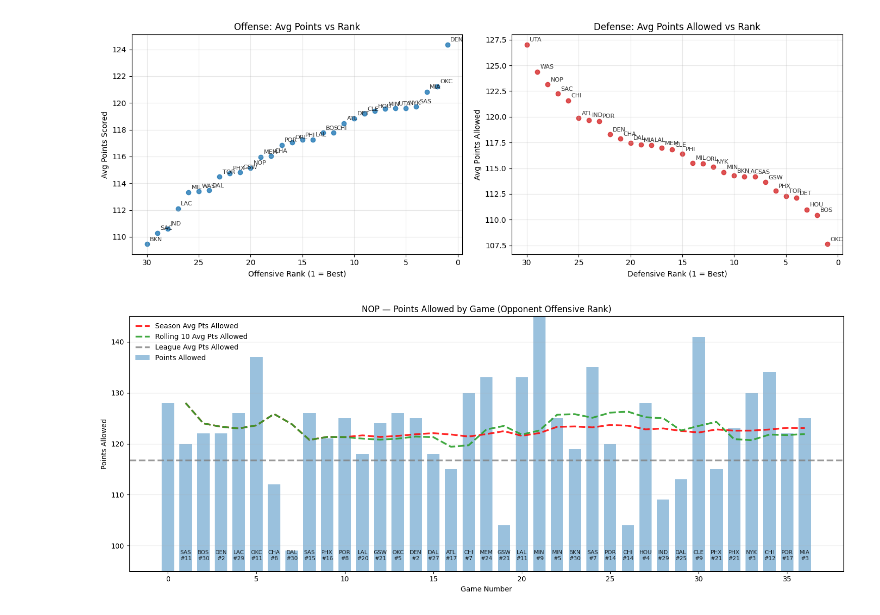
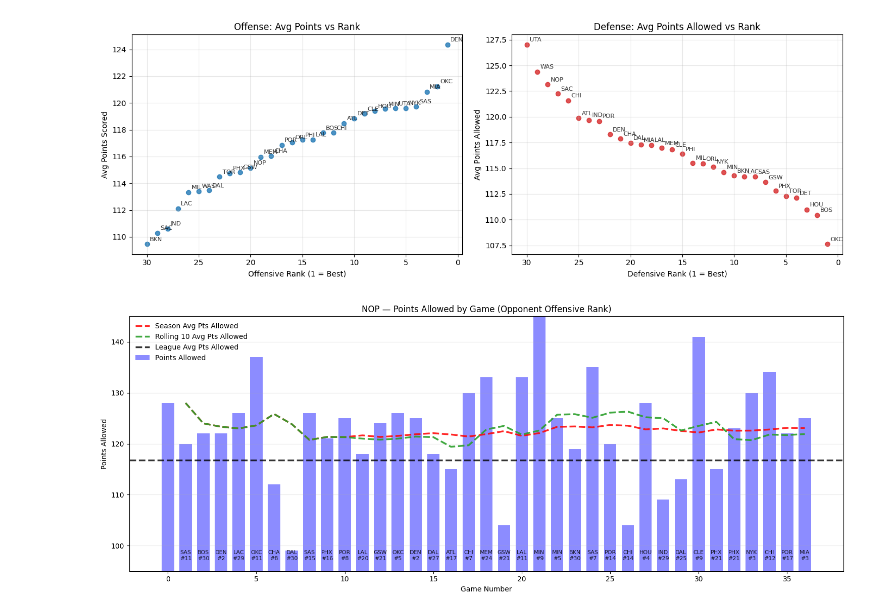
Before and after one commit to sibhisakthivel/nba-game-dashboard-automation, a Jupyter notebook: design.ipynb, the cells around one changed output. Drawn from its saved outputs; the diff is of its cells as text; code cells hidden in the pictures.

```diff
--- a/design.ipynb
+++ b/design.ipynb
@@ -1085,10 +1085,6 @@ plt.show()
 # %% [output]
 [figure]
 # %%
-import matplotlib.pyplot as plt
-import pandas as pd
-import numpy as np
-
 # =========================================================
 # 1) Prep team box scores
 # =========================================================
@@ -1166,7 +1162,7 @@ ax.bar(
     x,
     nop_games["PTS_ALLOWED"],
     width=0.7,
-    color="tab:blue",
+    color="blue",
     alpha=0.45,
     label="Points Allowed"
 )
@@ -1202,7 +1198,7 @@ ax.axhline(
     league_avg_pts_allowed,
     linestyle="--",
     linewidth=2.5,
-    color="gray",
+    color="black",
     alpha=0.8,
     label="League Avg Pts Allowed"
 )
@@ -1219,31 +1215,31 @@ for i, row in nop_games.iterrows():
             ha="center",
             va="bottom",
             fontsize=8,
             color="black",
             alpha=0.85
         )
 
 # -----------------------------
 # Formatting
 # -----------------------------
 ax.set_title("NOP — Points Allowed by Game (Opponent Offensive Rank)")
 ax.set_ylabel("Points Allowed")
 ax.set_xlabel("Game Number")
 
 # ax.set_ylim(80, nop_games["PTS_ALLOWED"].max() + 5)
 ax.set_ylim(95, 145)
 
 # ax.set_xticks(x[::5])
 # ax.set_xticklabels(x[::5] + 1)
 
 ax.grid(axis="y", alpha=0.25)
 ax.legend(
     loc="upper left",
     frameon=False,
     fontsize=10
 )
 
 plt.tight_layout()
 plt.show()
 # %% [output]
-[figure, old version]
+[figure, new version]
```
Also changed, not shown: parts of 6 cells of this notebook.
